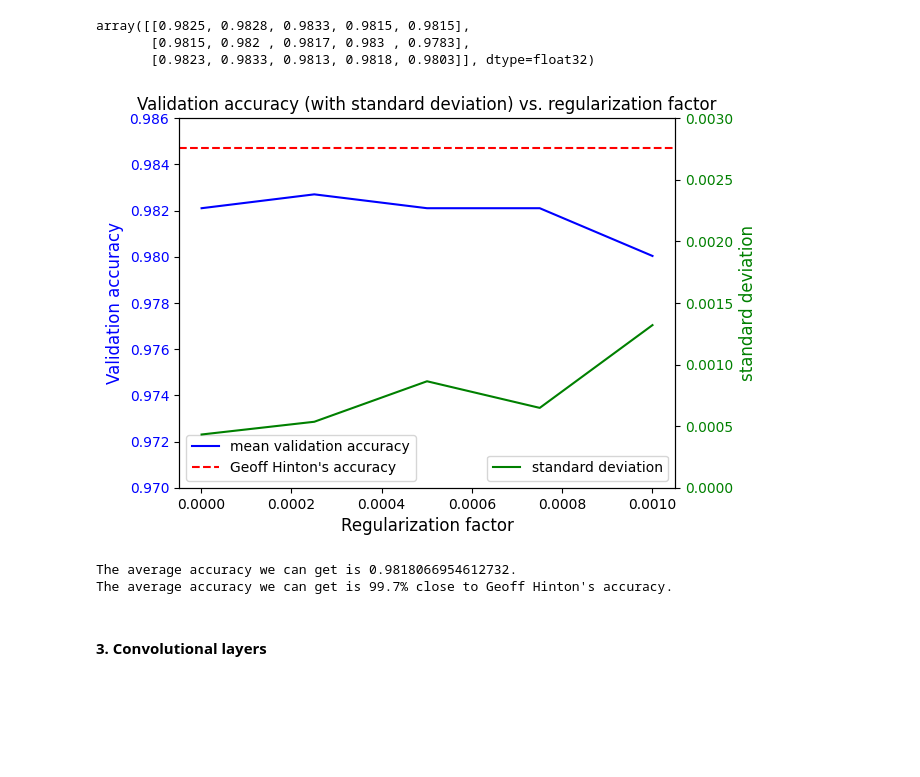
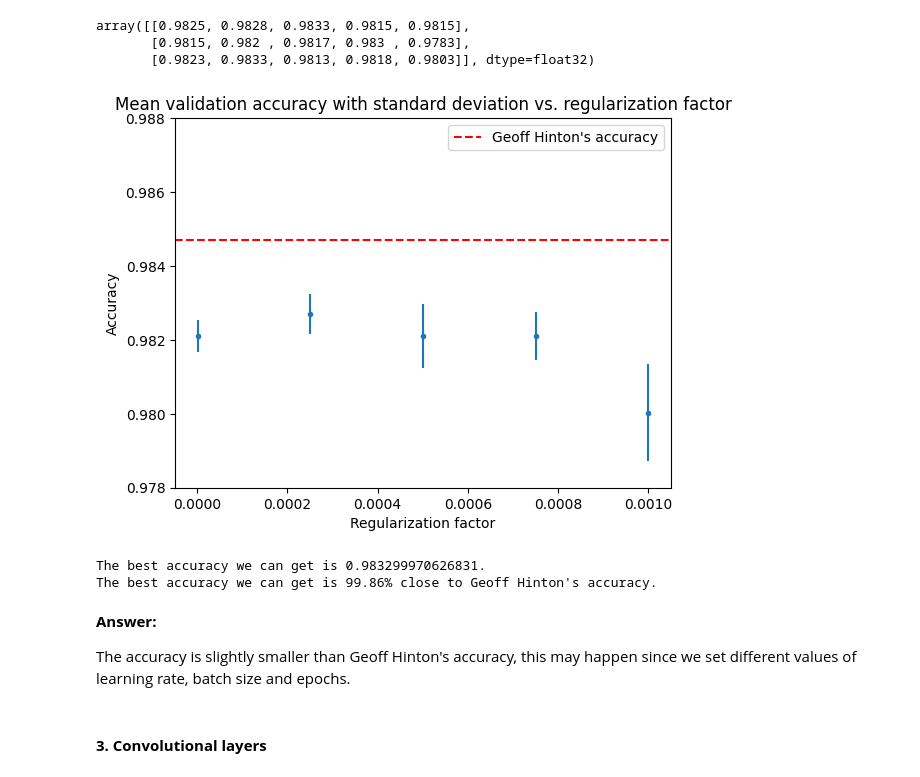
Before and after one commit to chenbin234/DAT405-DIT407-Introduction-to-data-science-and-AI, a Jupyter notebook: Assignment_7/notebook_week7.ipynb, the cells around one changed output. Saved outputs shown, nothing was run; the diff lists cells and outputs as text; code cells hidden in the pictures; blank space fills up the shorter version.

```diff
--- a/Assignment_7/notebook_week7.ipynb
+++ b/Assignment_7/notebook_week7.ipynb
@@ -245,42 +245,33 @@ accuracy_matrix
 array([[0.9825, 0.9828, 0.9833, 0.9815, 0.9815],
        [0.9815, 0.982 , 0.9817, 0.983 , 0.9783],
        [0.9823, 0.9833, 0.9813, 0.9818, 0.9803]], dtype=float32)
-# %%
-accuracy_mean = np.mean(accuracy_matrix, axis=0)
-accuracy_std = np.std(accuracy_matrix, axis=0)
-
-# plot
-fig, ax1 = plt.subplots()
-
-ax1.set_xlabel('Regularization factor', fontsize=12)
-ax1.set_ylabel('Validation accuracy', color = 'b', fontsize=12)
-ax1.plot(L2, accuracy_mean, color = 'b', label = 'mean validation accuracy')
-ax1.axhline(y=0.9847, color = 'r', linestyle='--', label = "Geoff Hinton's accuracy")
-ax1.tick_params(axis ='y', labelcolor = 'b')
-ax1.set_ylim(0.97,0.986)
-
-# Adding Twin Axes
-ax2 = ax1.twinx()
-ax2.set_ylabel('standard deviation', color = 'g',fontsize=12)
-ax2.plot(L2, accuracy_std, color = 'g', label = 'standard deviation')
-ax2.tick_params(axis ='y', labelcolor = 'g')
-ax2.set_ylim(0,0.003)
-
-ax1.legend(loc=0)
-ax2.legend(loc='lower right')
-
-plt.title('Validation accuracy (with standard deviation) vs. regularization factor', fontsize=12)
-plt.show()
-# %% [output]
-[figure, removed]
+# %%
+accuracy_mean = np.mean(accuracy_matrix, axis=0)
+accuracy_std = np.std(accuracy_matrix, axis=0)
+
+plt.errorbar(L2, accuracy_mean, accuracy_std, linestyle='None', marker='.')
+plt.axhline(y=0.9847, color = 'r', linestyle='--', label = "Geoff Hinton's accuracy")
+plt.title('Mean validation accuracy with standard deviation vs. regularization factor', fontsize=12)
+plt.ylabel('Accuracy')
+plt.xlabel('Regularization factor')
+plt.ylim(0.978,0.988)
+plt.legend()
+
+plt.show()
+# %% [output]
+[figure, added]
 # %%
-average_accuracy = np.mean(accuracy_matrix)
-print(f'The average accuracy we can get is {average_accuracy}.')
-rate = average_accuracy/(0.9847)*100
-print(f"The average accuracy we can get is {rate:.1f}% close to Geoff Hinton's accuracy.")
+Best_accuracy = np.max(accuracy_matrix)
+print(f'The best accuracy we can get is {Best_accuracy}.')
+rate = Best_accuracy/(0.9847)*100
+print(f"The best accuracy we can get is {rate:.2f}% close to Geoff Hinton's accuracy.")
 # %% [output]
-The average accuracy we can get is 0.9818066954612732.
-The average accuracy we can get is 99.7% close to Geoff Hinton's accuracy.
+The best accuracy we can get is 0.983299970626831.
+The best accuracy we can get is 99.86% close to Geoff Hinton's accuracy.
+# %% [markdown]
+**Answer:**
+
+The accuracy is slightly smaller than Geoff Hinton's accuracy, this may happen since we set different values of learning rate, batch size and epochs.
 # %% [markdown]
 #### **3. Convolutional layers**
 # %% [markdown]
```
